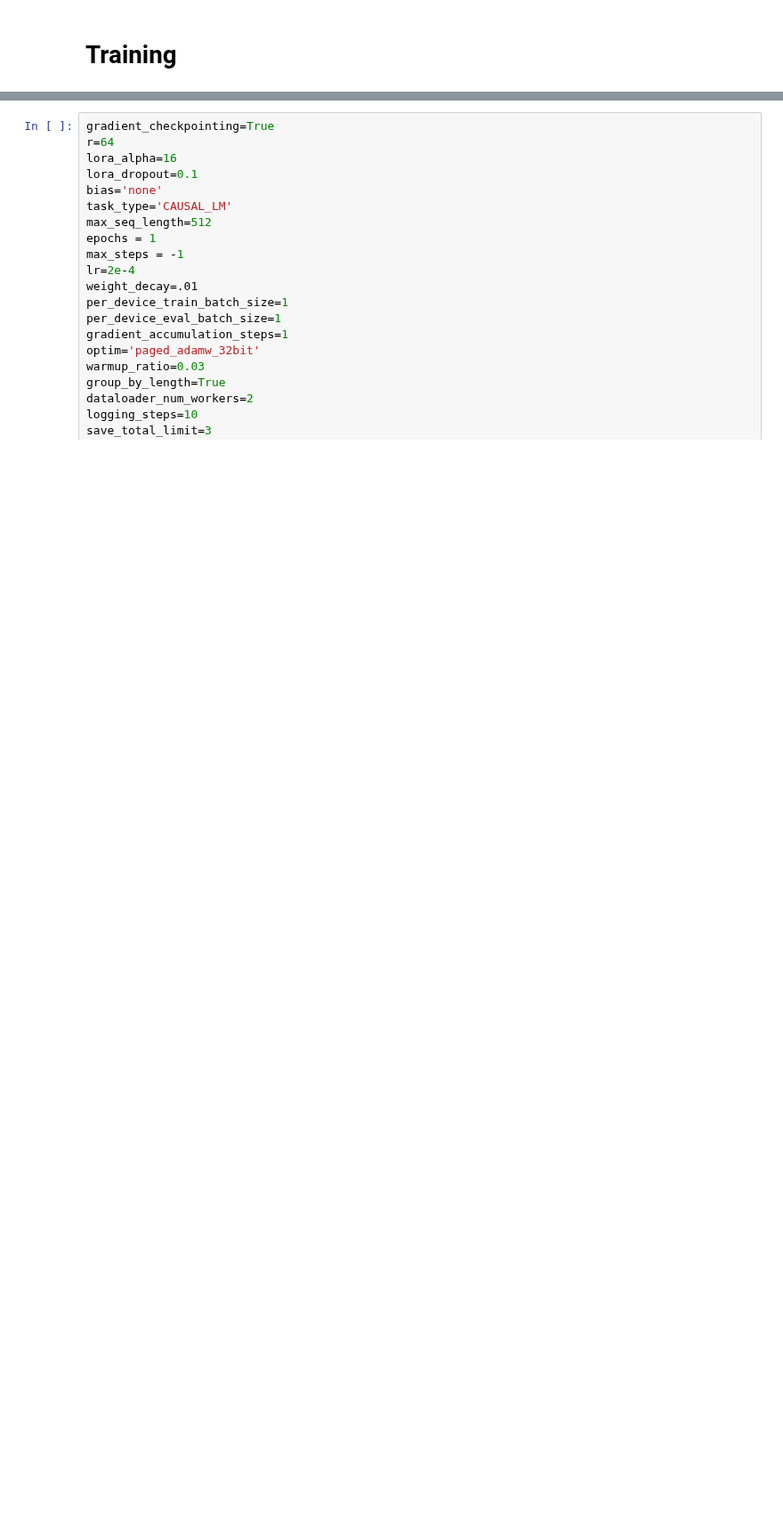
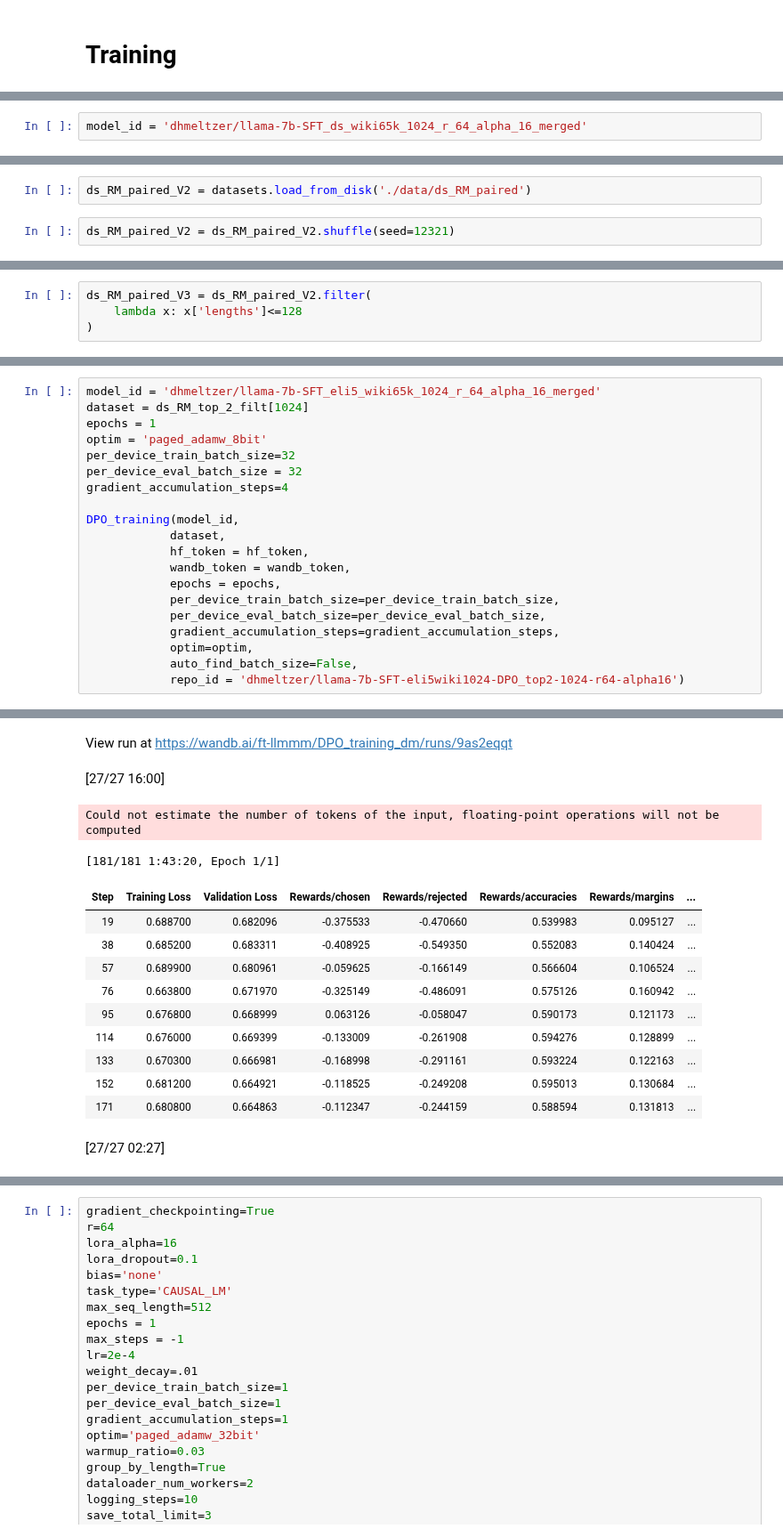
Before and after one commit to david-meltzer/LLMs, a Jupyter notebook: training/david/DPO/DPO_fine_tuning.ipynb, the cells around one changed output, grey strips where cells are left out. Shown at 89% size. Drawn from its saved outputs; the diff is of its cells as text; blank space fills up the shorter version.

```diff
--- a/training/david/DPO/DPO_fine_tuning.ipynb
+++ b/training/david/DPO/DPO_fine_tuning.ipynb
@@ -287,0 +927,2 @@ ds_RM_random = datasets.load_from_disk('../data/ds_RM_random')
+# %%
+model_id = 'dhmeltzer/llama-7b-SFT_ds_wiki65k_1024_r_64_alpha_16_merged'
@@ -287,0 +980,4 @@ ds_RM_random = datasets.load_from_disk('../data/ds_RM_random')
+# %%
+ds_RM_paired_V2 = datasets.load_from_disk('./data/ds_RM_paired')
+# %%
+ds_RM_paired_V2 = ds_RM_paired_V2.shuffle(seed=12321)
@@ -287,0 +1187,4 @@ ds_RM_random = datasets.load_from_disk('../data/ds_RM_random')
+# %%
+ds_RM_paired_V3 = ds_RM_paired_V2.filter(
+    lambda x: x['lengths']<=128
+)
@@ -427,0 +1407,21 @@ def DPO_training(model_id,
+# %%
+model_id = 'dhmeltzer/llama-7b-SFT_eli5_wiki65k_1024_r_64_alpha_16_merged'
+dataset = ds_RM_top_2_filt[1024]
+epochs = 1
+optim = 'paged_adamw_8bit'
+per_device_train_batch_size=32
+per_device_eval_batch_size = 32
+gradient_accumulation_steps=4
+
+DPO_training(model_id,
+            dataset,
+            hf_token = hf_token,
+            wandb_token = wandb_token,
+            epochs = epochs,
+            per_device_train_batch_size=per_device_train_batch_size,
+            per_device_eval_batch_size=per_device_eval_batch_size,
+            gradient_accumulation_steps=gradient_accumulation_steps,
+            optim=optim,
+            auto_find_batch_size=False,
+            repo_id = 'dhmeltzer/llama-7b-SFT-eli5wiki1024-DPO_top2-1024-r64-alpha16')
+# %% [output]
@@ -427,0 +1439,15 @@ def DPO_training(model_id,
+View run at https://wandb.ai/ft-llmmm/DPO_training_dm/runs/9as2eqqt
+[27/27 16:00]
+Could not estimate the number of tokens of the input, floating-point operations will not be computed
+[181/181 1:43:20, Epoch 1/1]
+| Step | Training Loss | Validation Loss | Rewards/chosen | Rewards/rejected | Rewards/accuracies | Rewards/margins | ... |
+| 19 | 0.688700 | 0.682096 | -0.375533 | -0.470660 | 0.539983 | 0.095127 | ... |
+| 38 | 0.685200 | 0.683311 | -0.408925 | -0.549350 | 0.552083 | 0.140424 | ... |
+| 57 | 0.689900 | 0.680961 | -0.059625 | -0.166149 | 0.566604 | 0.106524 | ... |
+| 76 | 0.663800 | 0.671970 | -0.325149 | -0.486091 | 0.575126 | 0.160942 | ... |
+| 95 | 0.676800 | 0.668999 | 0.063126 | -0.058047 | 0.590173 | 0.121173 | ... |
+| 114 | 0.676000 | 0.669399 | -0.133009 | -0.261908 | 0.594276 | 0.128899 | ... |
+| 133 | 0.670300 | 0.666981 | -0.168998 | -0.291161 | 0.593224 | 0.122163 | ... |
+| 152 | 0.681200 | 0.664921 | -0.118525 | -0.249208 | 0.595013 | 0.130684 | ... |
+| 171 | 0.680800 | 0.664863 | -0.112347 | -0.244159 | 0.588594 | 0.131813 | ... |
+[27/27 02:27]
```
Also changed, not shown: parts of 51 cells of this notebook.
